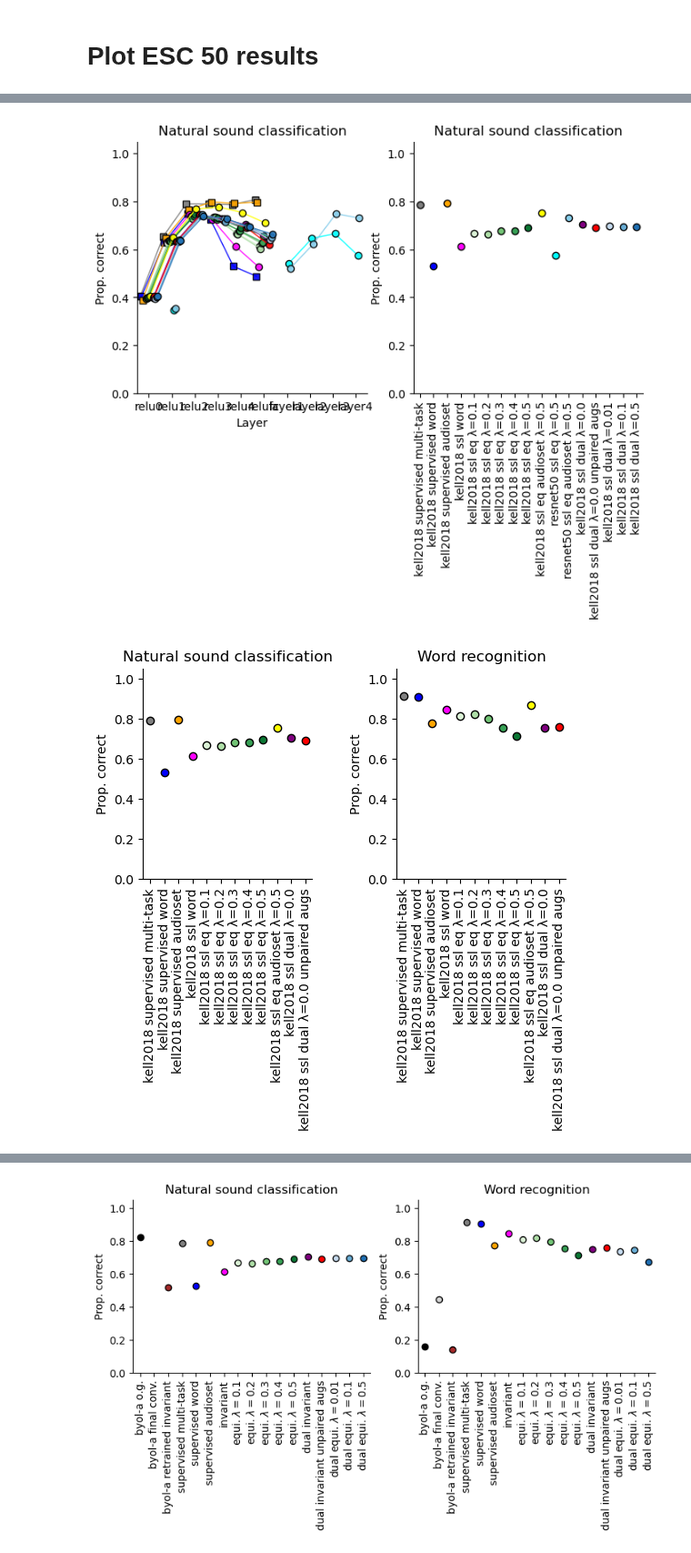
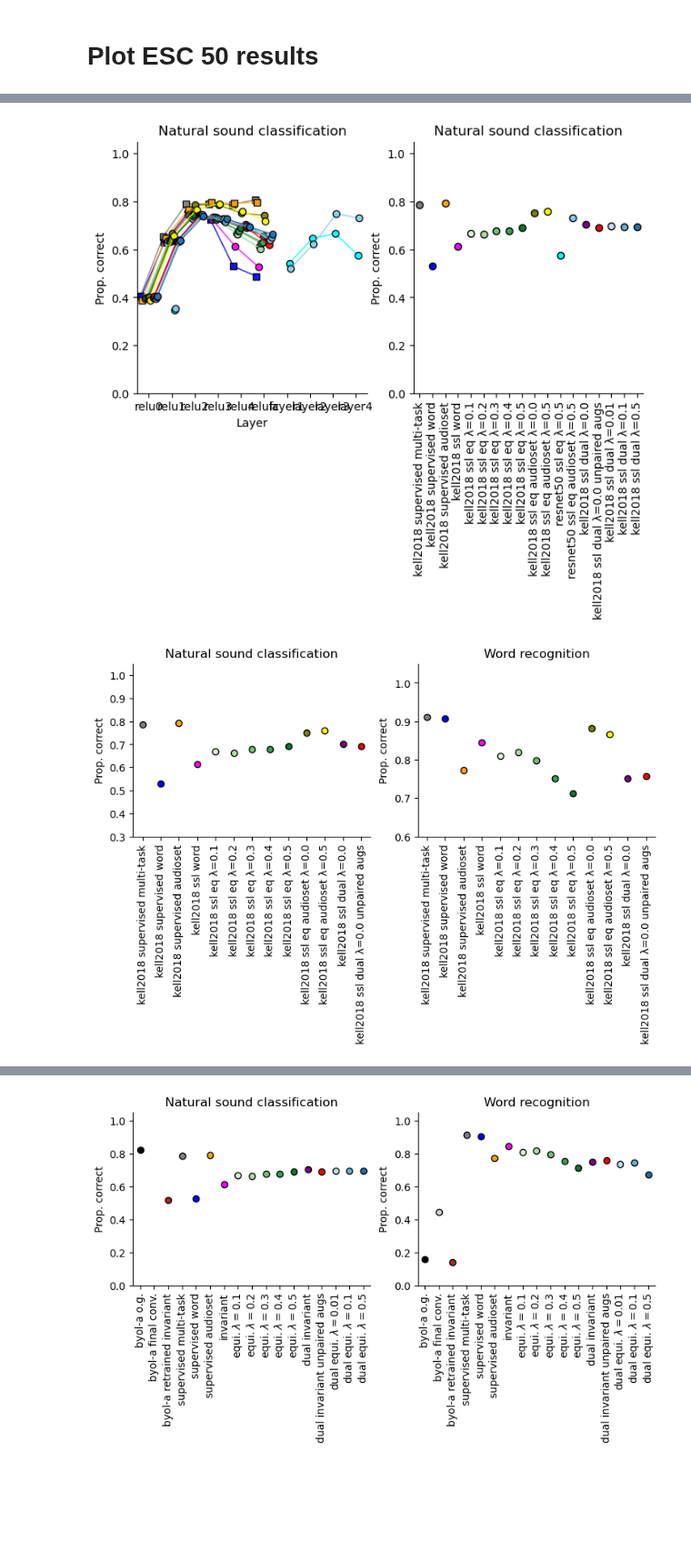
Before and after one commit to Feather-Lab/audio-ssl, a Jupyter notebook: notebooks/plot_model_performance_summary.ipynb, the cells around one changed output, grey strips where cells are left out. Shown at 91% size. Saved outputs shown, nothing was run; the diff lists cells and outputs as text; code cells hidden in the pictures; blank space fills up the shorter version.

Commit message:
update plots with audioset models

```diff
--- a/notebooks/plot_model_performance_summary.ipynb
+++ b/notebooks/plot_model_performance_summary.ipynb
@@ -603,6 +521,7 @@ hue_order = [
     'kell2018 ssl eq λ=0.3',
     'kell2018 ssl eq λ=0.4',
     'kell2018 ssl eq λ=0.5',
+    'kell2018 ssl eq audioset λ=0.0',
     'kell2018 ssl eq audioset λ=0.5',
 
     # Resnets 50
@@ -626,6 +545,7 @@ marker_palette = ['s' if 'supervised' in model else 'o' for model in hue_order]
 hue_dict = {}
 hue_dict['kell2018 supervised word'] = 'blue'
 hue_dict['kell2018 supervised audioset'] = 'orange'
+hue_dict['kell2018 ssl eq audioset λ=0.0'] = 'olive'
 hue_dict['kell2018 ssl eq audioset λ=0.5'] = 'yellow'
 hue_dict['kell2018 supervised multi-task'] = 'grey'
 hue_dict['kell2018 ssl word'] = 'magenta'
@@ -635,24 +555,6 @@ hue_dict['kell2018 ssl dual λ=0.0 unpaired augs'] = 'red'
 hue_dict['resnet50 ssl eq λ=0.5'] = 'cyan'
 hue_dict['resnet50 ssl eq audioset λ=0.5'] = 'skyblue'
 # hue_dict['kell2018 dual equivariant 5e-01'] = 'olive'
-
-
-# for name in hue_order:
-#     name = name.replace('kell2018 ', '')
-#     if "e-0" in name:
-#         lmbda = name.split(' ')[-1]
-#         if 'dual' in name:
-#             name = f"dual equi. $\\lambda=${float(lmbda)}"
-#         else:
-#             name = f"equi. $\\lambda=${float(lmbda)}"
-
-#     model_names_for_x.append(name)
-
-
-
-# layer_order = [
-#             'relu0', 'relu1', 'relu2', 'relu3', 'relu4', 'relufc'
-# ]
 
 eq_model_list = hue_order[4:9]
 equi_palette = sns.color_palette("Greens", n_colors=len(eq_model_list))
@@ -666,11 +568,6 @@ hue_dict = {**hue_dict, **equi_color_dict, **dual_equi_color_dict}
 
 # esc_50_to_plot = df[(df.arch_class == 'kell2018') & (~df.overall_acc.isna()) & (df.test_layer.str.contains('relu'))]
 esc_50_to_plot = df[  (~df.overall_acc.isna()) & (df.test_layer.str.contains('relu|layer'))]
-
-# esc_50_to_plot = esc_50_to_plot.sort_values('overall_acc', ascending=False).drop_duplicates('model_name')
-
-# esc_50_to_plot = esc_50_to_plot.loc[esc_50_to_plot['test_layer'].map({k: i for i, k in enumerate(kell2018_layer_order)}) \
-#                 .sort_values().index]
 
 fig, axes = plt.subplots(1,2,figsize=(8,4))
 
@@ -719,7 +616,7 @@ g.set_xticklabels(labels=hue_order, rotation=90, ) #ha='right', rotation_mode='a
 g.set(ylim=(0., 1.05), title="Natural sound classification", ylabel='Prop. correct', xlabel='')
 sns.despine()
 # %% [output]
-[figure, old version]
+[figure, new version]
 # %%
 # ============================================================================
 # Configuration
@@ -742,24 +639,12 @@ hue_order = [
     'kell2018 ssl eq λ=0.3',
     'kell2018 ssl eq λ=0.4',
     'kell2018 ssl eq λ=0.5',
+    'kell2018 ssl eq audioset λ=0.0',
     'kell2018 ssl eq audioset λ=0.5',
 
     'kell2018 ssl dual λ=0.0',
     'kell2018 ssl dual λ=0.0 unpaired augs',
 ]
-
-# Color palette for models
-# hue_dict = {
-#     'byol-a o.g.': 'black',
-#     'byol-a final conv.': 'lightgrey',
-#     'byol-a retrained invariant': 'brown',
-#     'kell2018 supervised word': 'blue',
-#     'kell2018 supervised audioset': 'orange',
-#     'kell2018 supervised multi-task': 'grey',
-#     'kell2018 invariant': 'magenta',
-#     'kell2018 dual invariant': 'purple',
-#     'kell2018 dual invariant unpaired augs': 'red',
-# }
 
 # Layer selection
 test_layers = ['relu4', 'final', 'features']
@@ -783,7 +668,10 @@ model_names_for_x = hue_order
 # Plotting
 # ============================================================================
 
-fig, axs = plt.subplots(1, 2, figsize=(6, 3), gridspec_kw={'wspace': 0.5})
+fig, axs = plt.subplots(1, 2,
+                         figsize=(9, 3),
+                        #  gridspec_kw={'wspace': 0.5}
+                    )
 
 # Plot 1: Natural sound classification
 sns.pointplot(
@@ -803,7 +691,7 @@ sns.pointplot(
 
 axs[0].set_xticklabels(labels=model_names_for_x, rotation=90)
 axs[0].set(
-    ylim=(0., 1.05),
+    ylim=(0.3, 1.05),
     title="Natural sound classification",
     ylabel='Prop. correct',
     xlabel=''
@@ -812,35 +700,35 @@ axs[0].set(
 # Plot 2: Word recognition
 sns.pointplot(
     data=word_to_plot,
     x='model_name',
     y='word_top1_mean',
     order=hue_order,
     hue='model_name',
     palette=hue_dict,
     ax=axs[1],
     mec='k',
     mew=1,
     lw=1,
     ms=6,
     legend=False
 )
 
 axs[1].set_xticklabels(labels=model_names_for_x, rotation=90)
 axs[1].set(
-    ylim=(0, 1.05),
+    ylim=(0.6, 1.05),
     title="Word recognition",
     ylabel='Prop. correct',
     xlabel=''
 )
 
 # Final adjustments
 sns.despine()
 
 
 # plt.savefig(outfig_dir/'sup_v_invariant_models.png',
 #             transparent=True, dpi=500, bbox_inches='tight')
 # %% [output]
-[figure, old version]
+[figure, new version]
 # %%
 to_plot = df[df.model_name.str.contains('kell2018|byol')].copy()
 to_plot
```
Also changed, not shown: parts of 7 cells of this notebook, 3 other files.
